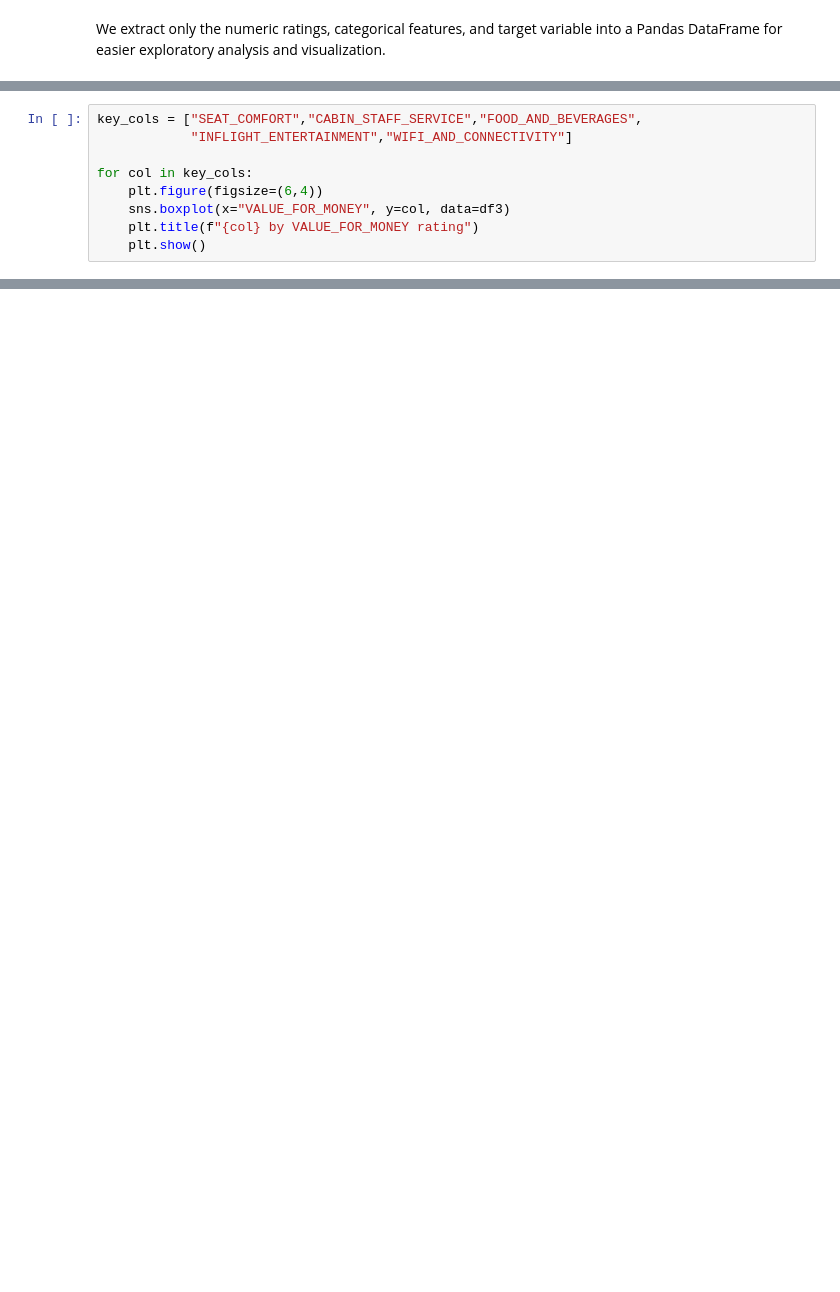
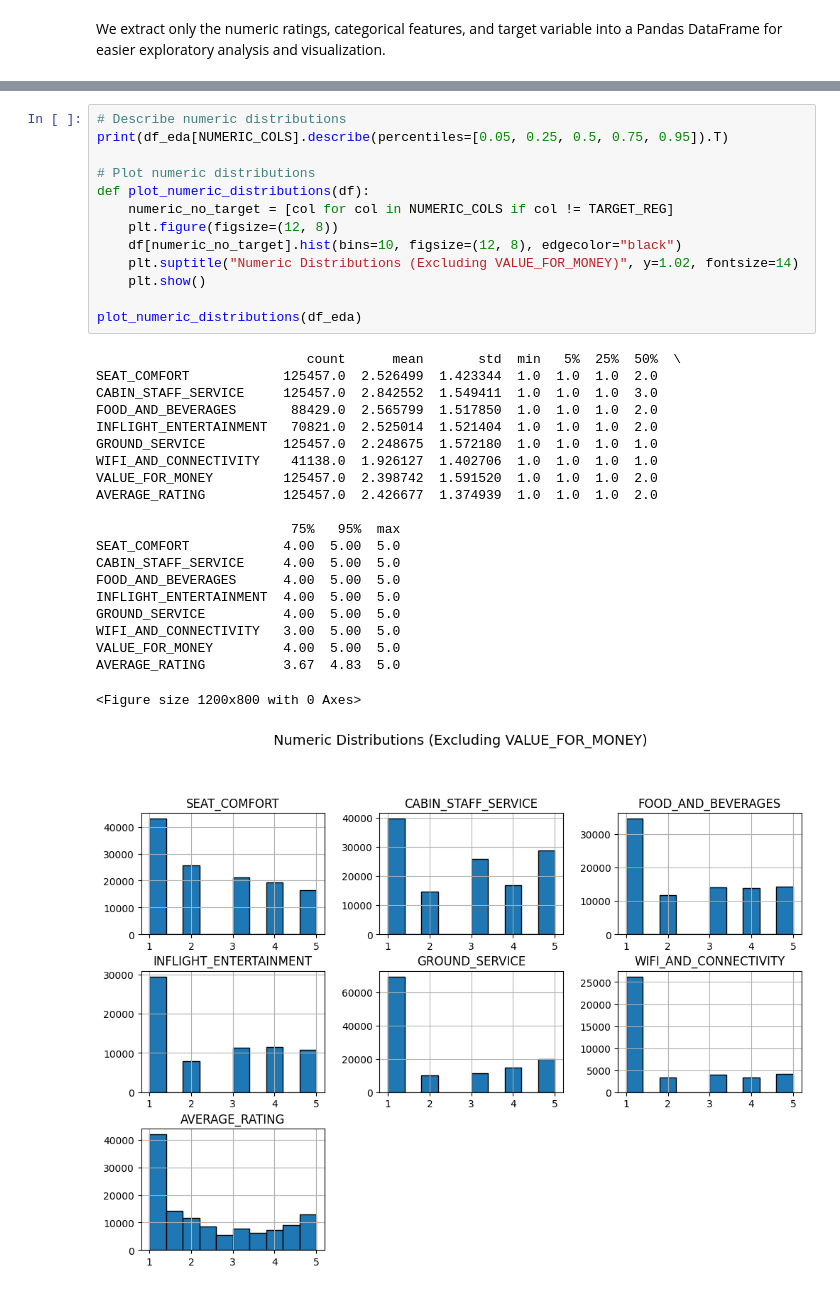
Before and after one commit to alyssaqle/skytrax_review_ml_pipeline, a Jupyter notebook: notebooks/exploration.ipynb, the cells around one changed output, grey strips where cells are left out. Drawn from its saved outputs; the diff is of its cells as text; blank space fills up the shorter version.

```diff
--- a/notebooks/exploration.ipynb
+++ b/notebooks/exploration.ipynb
@@ -1193,9 +98,0 @@ Passing `palette` without assigning `hue` is deprecated and will be removed in v
-# %%
-key_cols = ["SEAT_COMFORT","CABIN_STAFF_SERVICE","FOOD_AND_BEVERAGES",
-            "INFLIGHT_ENTERTAINMENT","WIFI_AND_CONNECTIVITY"]
-
-for col in key_cols:
-    plt.figure(figsize=(6,4))
-    sns.boxplot(x="VALUE_FOR_MONEY", y=col, data=df3)
-    plt.title(f"{col} by VALUE_FOR_MONEY rating")
-    plt.show()
@@ -1209,0 +287,35 @@ Passengers who report higher VALUE_FOR_MONEY also rate every service higher—th
+# %%
+# Describe numeric distributions
+print(df_eda[NUMERIC_COLS].describe(percentiles=[0.05, 0.25, 0.5, 0.75, 0.95]).T)
+
+# Plot numeric distributions
+def plot_numeric_distributions(df):
+    numeric_no_target = [col for col in NUMERIC_COLS if col != TARGET_REG]
+    plt.figure(figsize=(12, 8))
+    df[numeric_no_target].hist(bins=10, figsize=(12, 8), edgecolor="black")
+    plt.suptitle("Numeric Distributions (Excluding VALUE_FOR_MONEY)", y=1.02, fontsize=14)
+    plt.show()
+
+plot_numeric_distributions(df_eda)
+# %% [output]
+                           count      mean       std  min   5%  25%  50%  \
+SEAT_COMFORT            125457.0  2.526499  1.423344  1.0  1.0  1.0  2.0
+CABIN_STAFF_SERVICE     125457.0  2.842552  1.549411  1.0  1.0  1.0  3.0
+FOOD_AND_BEVERAGES       88429.0  2.565799  1.517850  1.0  1.0  1.0  2.0
+INFLIGHT_ENTERTAINMENT   70821.0  2.525014  1.521404  1.0  1.0  1.0  2.0
+GROUND_SERVICE          125457.0  2.248675  1.572180  1.0  1.0  1.0  1.0
+WIFI_AND_CONNECTIVITY    41138.0  1.926127  1.402706  1.0  1.0  1.0  1.0
+VALUE_FOR_MONEY         125457.0  2.398742  1.591520  1.0  1.0  1.0  2.0
+AVERAGE_RATING          125457.0  2.426677  1.374939  1.0  1.0  1.0  2.0
+
+                         75%   95%  max
+SEAT_COMFORT            4.00  5.00  5.0
+CABIN_STAFF_SERVICE     4.00  5.00  5.0
+FOOD_AND_BEVERAGES      4.00  5.00  5.0
+INFLIGHT_ENTERTAINMENT  4.00  5.00  5.0
+GROUND_SERVICE          4.00  5.00  5.0
+WIFI_AND_CONNECTIVITY   3.00  5.00  5.0
+VALUE_FOR_MONEY         4.00  5.00  5.0
+AVERAGE_RATING          3.67  4.83  5.0
+<Figure size 1200x800 with 0 Axes>
+[figure, added]
```
Also changed, not shown: parts of 123 cells of this notebook, 1 other file.
